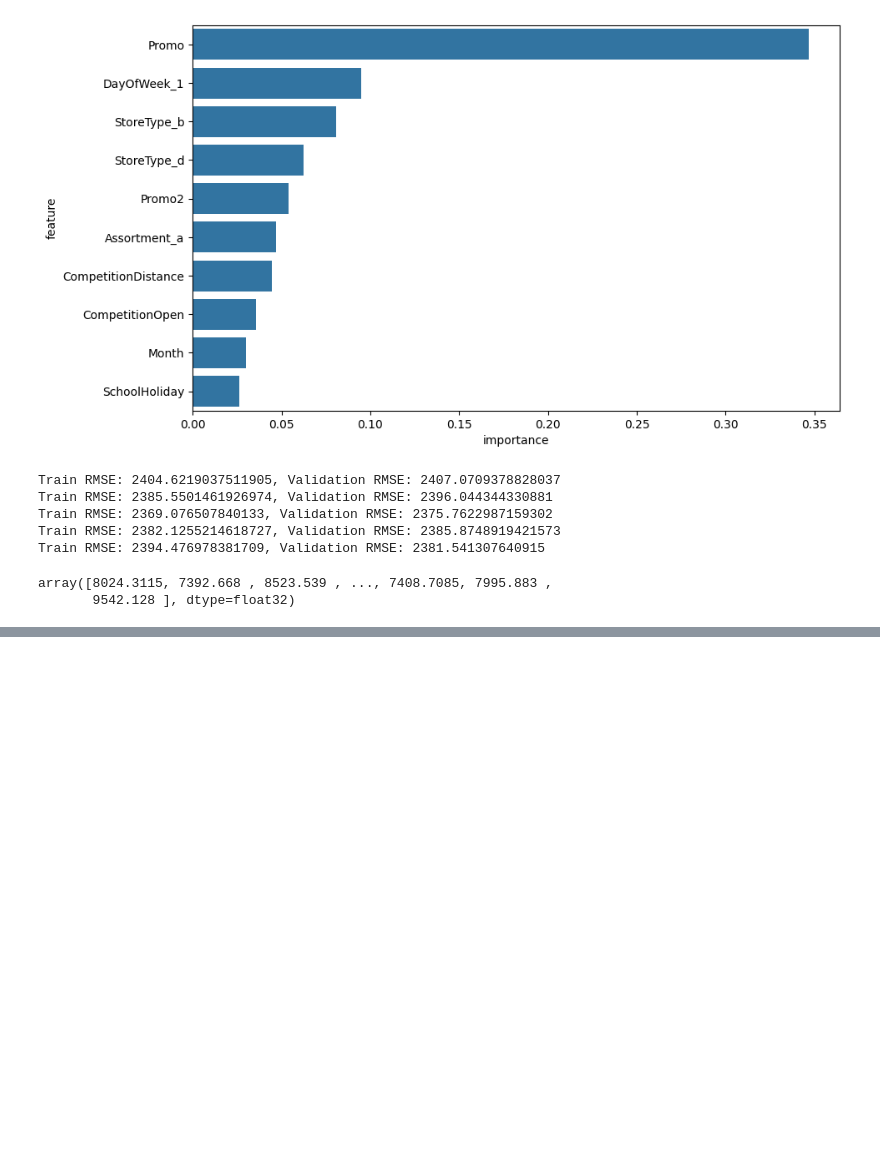
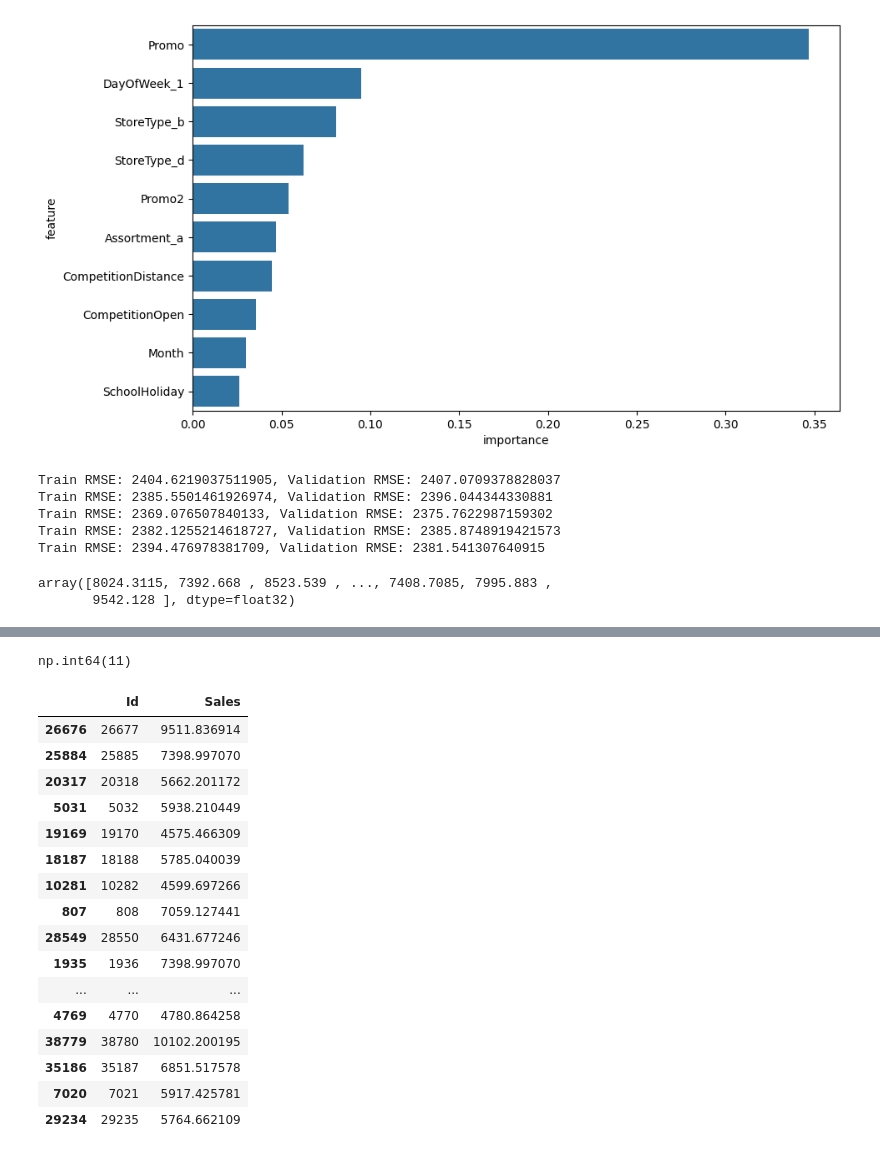
Before and after one commit to Imran1hp/Machine-Learning, a Jupyter notebook: Gradient_boosting.ipynb, the cells around one changed output, grey strips where cells are left out. Saved outputs shown, nothing was run; the diff lists cells and outputs as text; code cells hidden in the pictures; blank space fills up the shorter version.

```diff
--- a/Gradient_boosting.ipynb
+++ b/Gradient_boosting.ipynb
@@ -545,0 +674,2 @@ array([8024.3115, 7392.668 , 8523.539 , ..., 7408.7085, 7995.883 ,
+# %%
+test_preds =model.predict(X_test)
@@ -545,0 +697,2 @@ array([8024.3115, 7392.668 , 8523.539 , ..., 7408.7085, 7995.883 ,
+# %%
+submission_df['Sales'] =test_preds
@@ -545,0 +715,26 @@ array([8024.3115, 7392.668 , 8523.539 , ..., 7408.7085, 7995.883 ,
+# %%
+test_df.Open.isna().sum()
+# %% [output]
+np.int64(11)
+# %%
+submission_df['Sales'] =submission_df['Sales'] * test_df.Open.fillna(1.)
+# %%
+submission_df.sample(20)
+# %% [output]
+|  | Id | Sales |
+| 26676 | 26677 | 9511.836914 |
+| 25884 | 25885 | 7398.997070 |
+| 20317 | 20318 | 5662.201172 |
+| 5031 | 5032 | 5938.210449 |
+| 19169 | 19170 | 4575.466309 |
+| 18187 | 18188 | 5785.040039 |
+| 10281 | 10282 | 4599.697266 |
+| 807 | 808 | 7059.127441 |
+| 28549 | 28550 | 6431.677246 |
+| 1935 | 1936 | 7398.997070 |
+| ... | ... | ... |
+| 4769 | 4770 | 4780.864258 |
+| 38779 | 38780 | 10102.200195 |
+| 35186 | 35187 | 6851.517578 |
+| 7020 | 7021 | 5917.425781 |
+| 29234 | 29235 | 5764.662109 |
```
Also changed, not shown: parts of 23 cells of this notebook.
